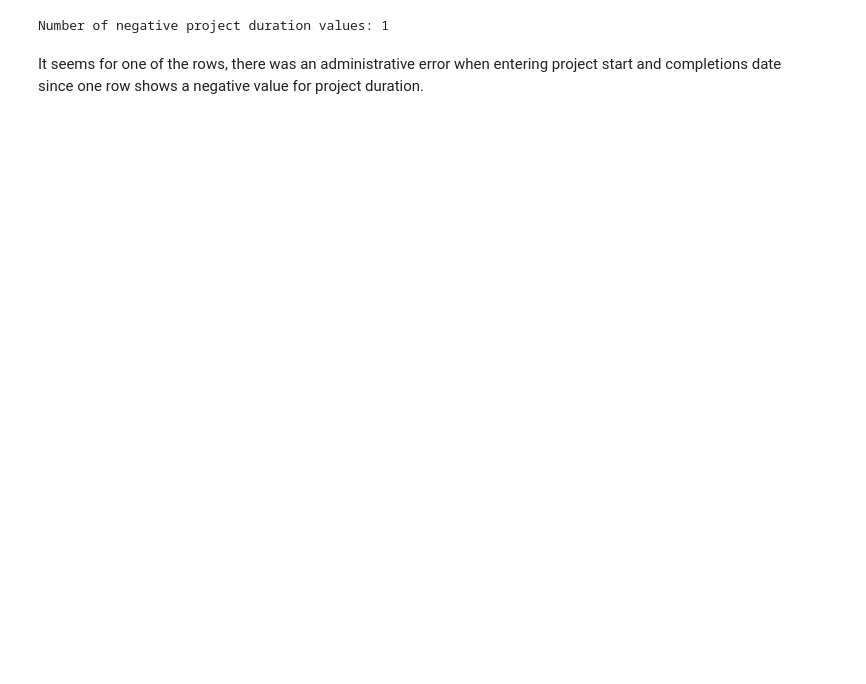
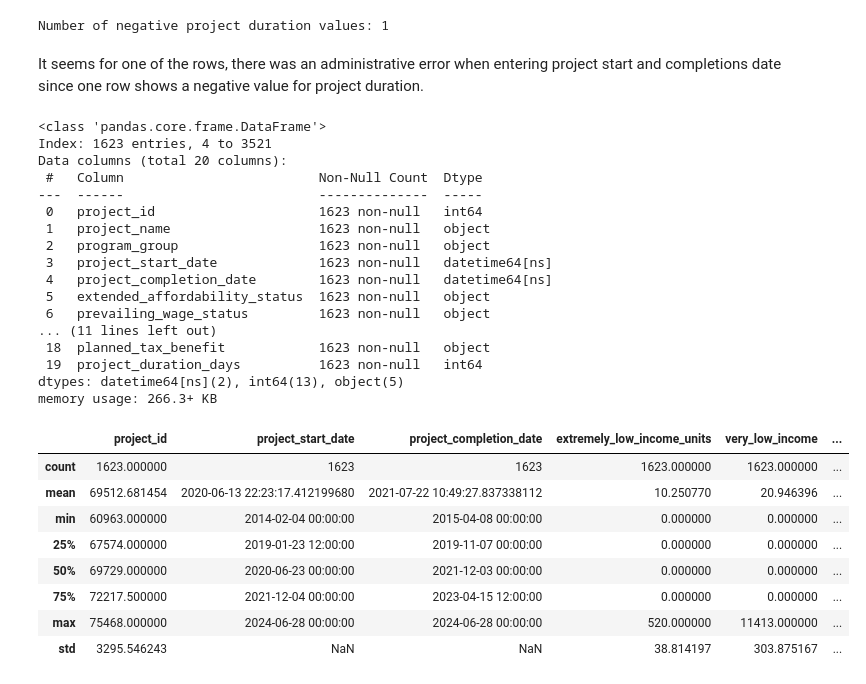
Before and after one commit to josuesimon/Phase1_Portfolio, a Jupyter notebook: Notebooks/christina_eda.ipynb, the cells around one changed output. Drawn from its saved outputs; the diff is of its cells as text; code cells hidden in the pictures; blank space fills up the shorter version.

```diff
--- a/Notebooks/christina_eda.ipynb
+++ b/Notebooks/christina_eda.ipynb
@@ -233,3 +235,36 @@ print(f"Number of negative project duration values: {negative_duration_count}")
 Number of negative project duration values: 1
 # %% [markdown]
 It seems for one of the rows, there was an administrative error when entering project start and completions date since one row shows a negative value for project duration.
+# %%
+#Deleted row with administrative error
+df = df[df['project_duration_days'] >= 0]
+df.head()
+df.info()
+df.describe()
+# %% [output]
+<class 'pandas.core.frame.DataFrame'>
+Index: 1623 entries, 4 to 3521
+Data columns (total 20 columns):
+ #   Column                         Non-Null Count  Dtype
+---  ------                         --------------  -----
+ 0   project_id                     1623 non-null   int64
+ 1   project_name                   1623 non-null   object
+ 2   program_group                  1623 non-null   object
+ 3   project_start_date             1623 non-null   datetime64[ns]
+ 4   project_completion_date        1623 non-null   datetime64[ns]
+ 5   extended_affordability_status  1623 non-null   object
+ 6   prevailing_wage_status         1623 non-null   object
+... (11 lines left out)
+ 18  planned_tax_benefit            1623 non-null   object
+ 19  project_duration_days          1623 non-null   int64
+dtypes: datetime64[ns](2), int64(13), object(5)
+memory usage: 266.3+ KB
+|  | project_id | project_start_date | project_completion_date | extremely_low_income_units | very_low_income | ... |
+| count | 1623.000000 | 1623 | 1623 | 1623.000000 | 1623.000000 | ... |
+| mean | 69512.681454 | 2020-06-13 22:23:17.412199680 | 2021-07-22 10:49:27.837338112 | 10.250770 | 20.946396 | ... |
+| min | 60963.000000 | 2014-02-04 00:00:00 | 2015-04-08 00:00:00 | 0.000000 | 0.000000 | ... |
+| 25% | 67574.000000 | 2019-01-23 12:00:00 | 2019-11-07 00:00:00 | 0.000000 | 0.000000 | ... |
+| 50% | 69729.000000 | 2020-06-23 00:00:00 | 2021-12-03 00:00:00 | 0.000000 | 0.000000 | ... |
+| 75% | 72217.500000 | 2021-12-04 00:00:00 | 2023-04-15 12:00:00 | 0.000000 | 0.000000 | ... |
+| max | 75468.000000 | 2024-06-28 00:00:00 | 2024-06-28 00:00:00 | 520.000000 | 11413.000000 | ... |
+| std | 3295.546243 | NaN | NaN | 38.814197 | 303.875167 | ... |
```
Also changed, not shown: parts of 1 cell of this notebook.
